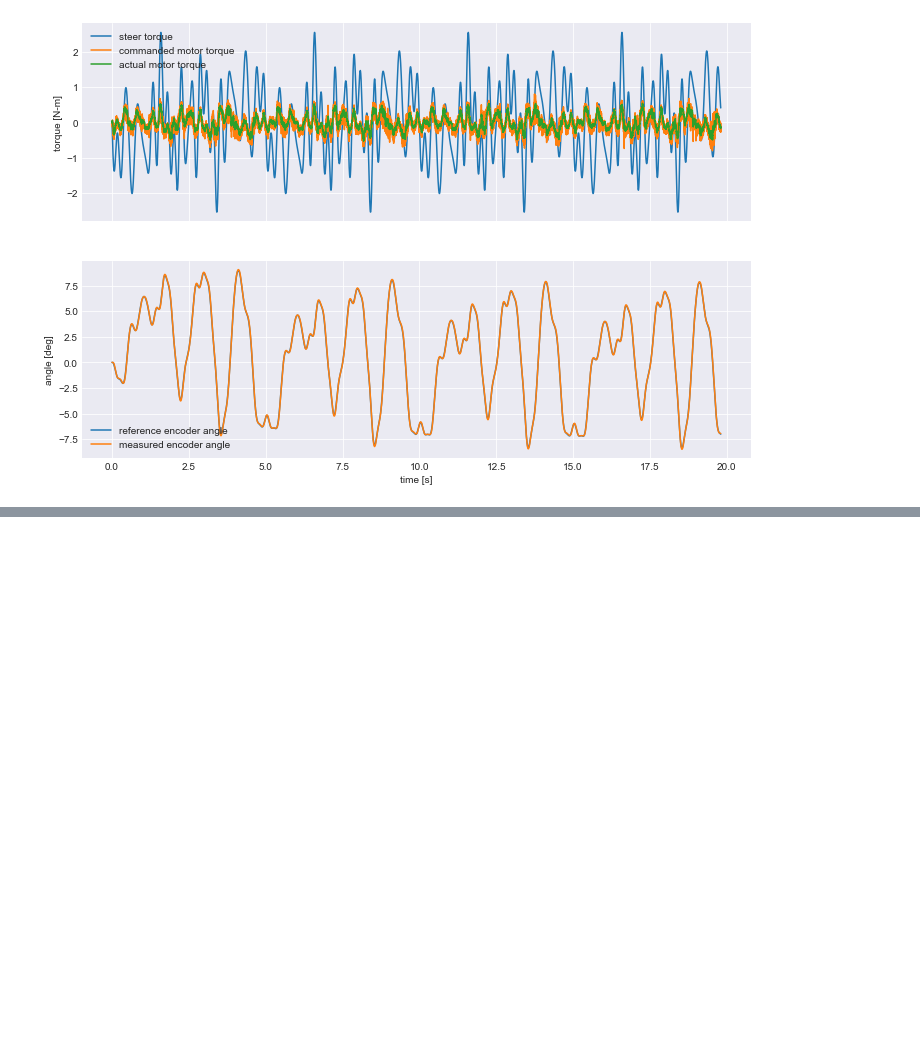
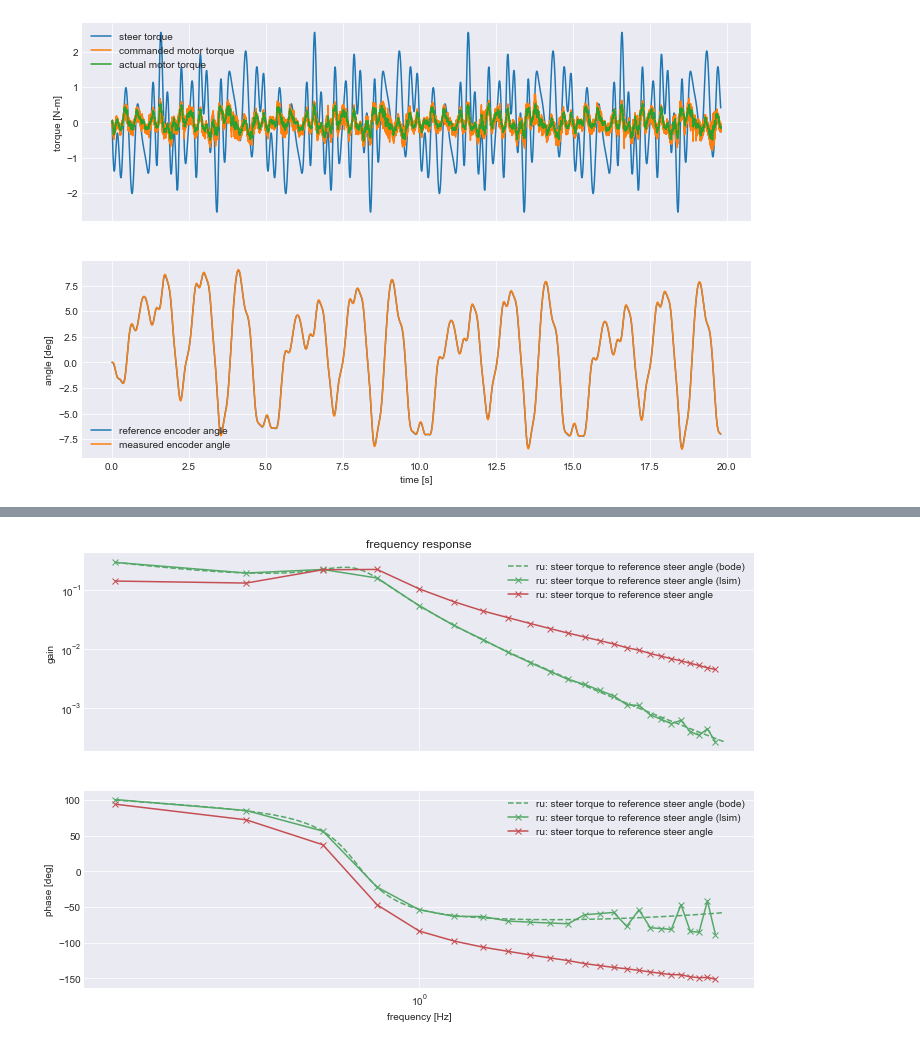
Before and after one commit to oliverlee/phobos, a Jupyter notebook: scripts/controller_frequency_response.ipynb, the cells around one changed output, grey strips where cells are left out. Drawn from its saved outputs; the diff is of its cells as text; code cells hidden in the pictures; blank space fills up the shorter version.

```diff
--- a/scripts/controller_frequency_response.ipynb
+++ b/scripts/controller_frequency_response.ipynb
@@ -259,0 +153,16 @@ ax[0].set_title('frequency response')
+# %%
+# simulate model response to multisine 'u'
+_, A, B = benchmark_state_space_vs_speed(*benchmark_matrices(), [5])
+A = A[0]
+B = B[0]
+Bi = B[:, [1]] # steer torque
+Ci = np.array([[1, 0, 0, 0]])
+D = np.array([[0]])
+
+sys = scipy.signal.StateSpace(A, Bi, Ci, D)
+tf = scipy.signal.TransferFunction(sys)
+
+# simulate for 20 seconds
+lsim_t = np.arange(0, 20, dt)
+lsim_u = np.concatenate((u, u))
+_, lsim_y, lsim_x = scipy.signal.lsim(tf, lsim_u, lsim_t)
@@ -259,0 +172,64 @@ ax[0].set_title('frequency response')
+# %%
+plot_all = False
+
+log_u = log.records.input[:, 1] # steer torque
+log_r = log.states[:, 1] # reference steer angle
+log_y = log.measured_steer_angle[:]
+
+n = int(10/dt) # use last 10 seconds of record
+H = frequency_response(log_u, log_y, n)
+G = frequency_response(log_u, log_r, n)
+F = frequency_response(log_r, log_y, n)
+X = frequency_response(lsim_u, lsim_y, n) # simulated model response
+
+index = [i for i, f in enumerate(np.around(freq, 1))
+         if f in np.around(u_freq, 1)]
+
+plt.close('all')
+
+# generate frequency response of previously defined model
+w, mag, phase = tf.bode(w=2*np.pi*np.logspace(-0.7, 0.7, 100))
+color = sns.color_palette('deep', 6)
+
+fig, ax = plt.subplots(2, 1, sharex=True)
+ax[0].loglog(w/2/np.pi, np.power(10, mag/20),
+             linestyle='--', color=color[1],
+             label='ru: steer torque to reference steer angle (bode)')
+ax[0].loglog(freq[index], np.abs(X[index]),
+             marker='x', color=color[1],
+             label='ru: steer torque to reference steer angle (lsim)')
+ax[0].loglog(freq[index], np.abs(G[index]),
+             marker='x', color=color[2],
+             label='ru: steer torque to reference steer angle')
+if plot_all:
+    ax[0].loglog(freq[index], np.abs(H[index]),
+                 marker='x', color=color[0],
+                 label='yu: steer torque to measured steer angle')
+    ax[0].loglog(freq[index], np.abs(F[index]),
+                 marker='x', color=color[3],
+                 label='yr: reference to measured steer angle')
+ax[0].legend()
+ax[0].set_ylabel('gain')
+
+ax[1].semilogx(w/2/np.pi, phase,
+               linestyle='--', color=color[1],
+               label='ru: steer torque to reference steer angle (bode)')
+ax[1].semilogx(freq[index], np.angle(X[index], deg=True),
+               marker='x', color=color[1],
+               label='ru: steer torque to reference steer angle (lsim)')
+ax[1].semilogx(freq[index], np.angle(G[index], deg=True),
+               marker='x', color=color[2],
+               label='ru: steer torque to reference steer angle')
+if plot_all:
+    ax[1].semilogx(freq[index], np.angle(H[index], deg=True),
+                   marker='x', color=color[0],
+                   label='yu: steer torque to measured steer angle')
+    ax[1].semilogx(freq[index], np.angle(F[index], deg=True),
+                   marker='x', color=color[3],
+                   label='yr: reference to measured steer angle')
+ax[1].legend()
+ax[1].set_ylabel('phase [deg]')
+
+ax[1].set_xlabel('frequency [Hz]')
+ax[0].set_title('frequency response')
+# %% [output]
@@ -259,0 +237 @@ ax[0].set_title('frequency response')
+[figure, added]
```
Also changed, not shown: parts of 7 cells of this notebook.
